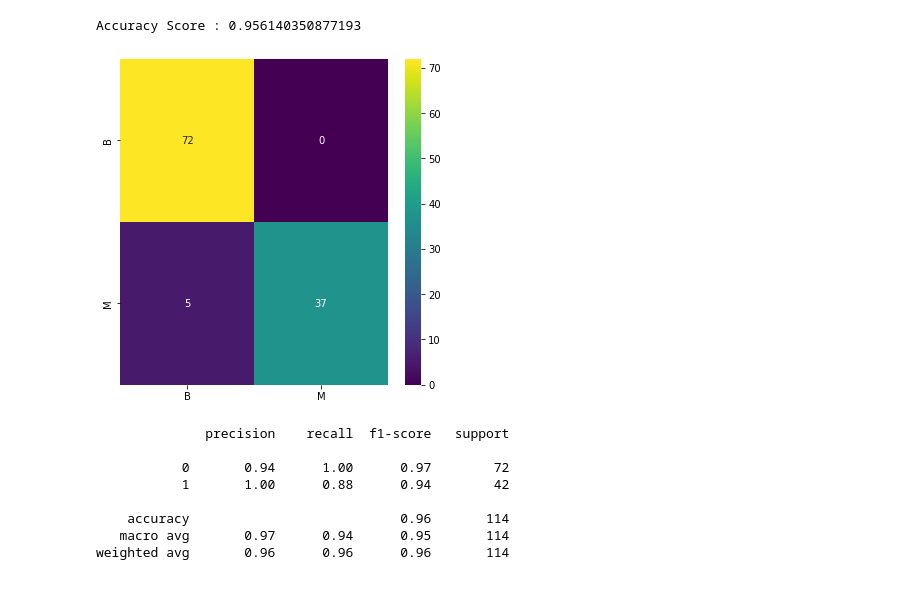
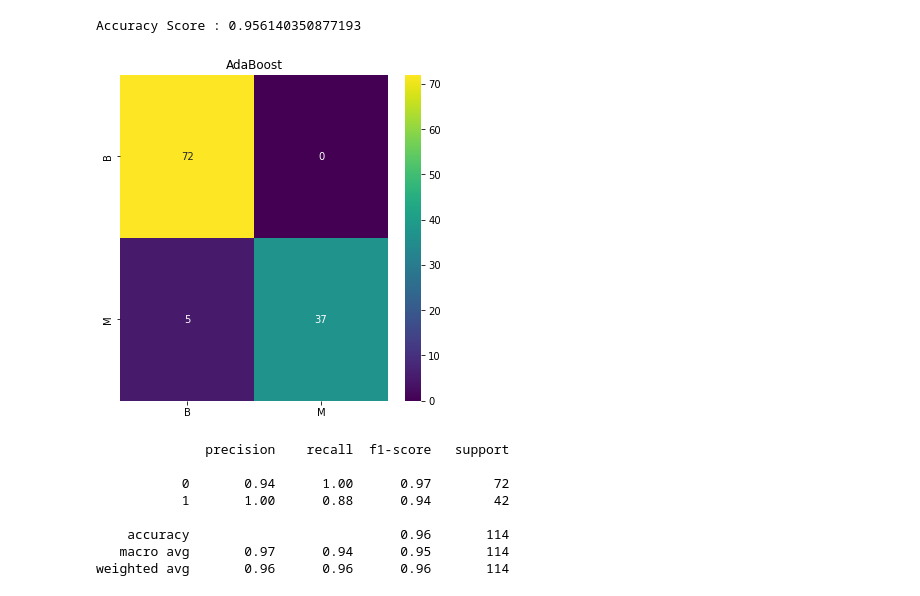
Before and after one commit to NomanS295/FINAL-PROJECT, a Jupyter notebook: Analysis/machine_learning.ipynb, the cells around one changed output. Saved outputs shown, nothing was run; the diff lists cells and outputs as text; code cells hidden in the pictures.

```diff
--- a/Analysis/machine_learning.ipynb
+++ b/Analysis/machine_learning.ipynb
@@ -229,12 +230,13 @@ Accuracy Score : 0.956140350877193
 # %%
 # Confusion Matrix
 conf = confusion_matrix(y_test, y_pred)
 df_conf = pd.DataFrame(conf, index = ['B', 'M'], columns = ['B', 'M'])
 plt.figure(figsize = (6, 6))
 sbn.heatmap(df_conf, annot=True, cmap='viridis')
+plt.title("AdaBoost")
 plt.savefig("../Images/AdaBoost.png")
 # %% [output]
-[figure, old version]
+[figure, new version]
 # %%
 report = classification_report(y_test, y_pred)
 print(report)
```
Also changed, not shown: parts of 2 cells of this notebook, 1 other file.
